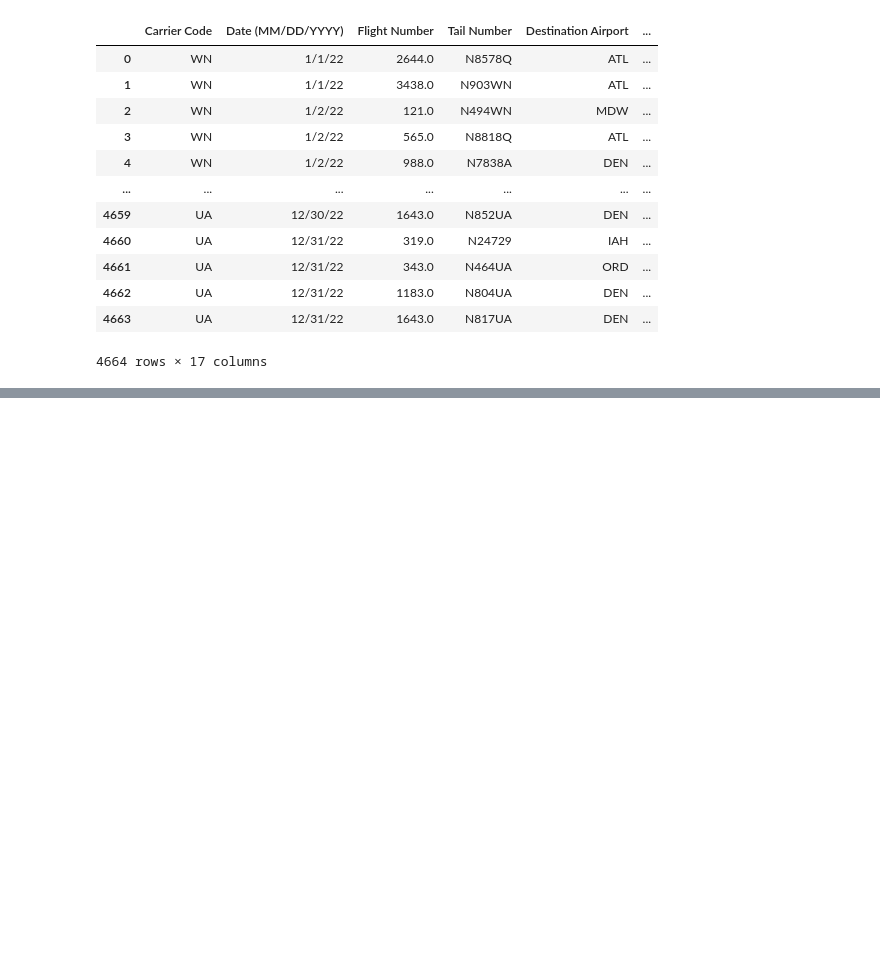
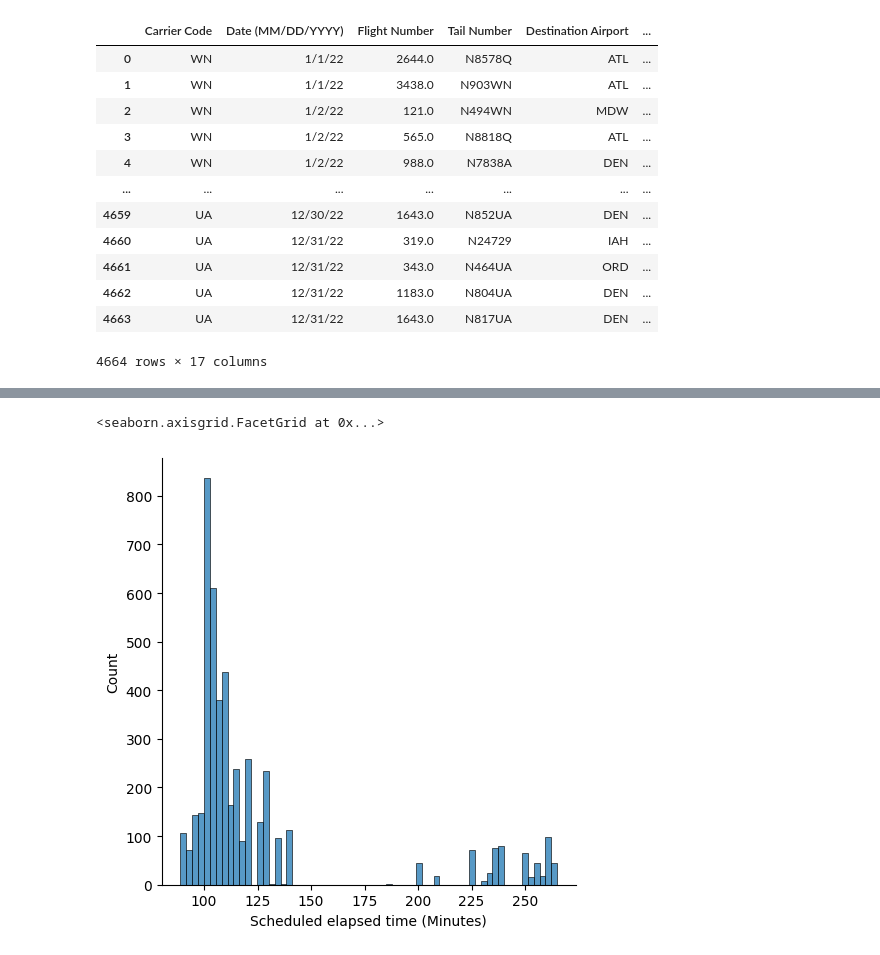
Before and after one commit to rachit0907/FlightPredictions, a Jupyter notebook: current.ipynb, the cells around one changed output, grey strips where cells are left out. Saved outputs shown, nothing was run; the diff lists cells and outputs as text; code cells hidden in the pictures; blank space fills up the shorter version.

```diff
--- a/current.ipynb
+++ b/current.ipynb
@@ -155,0 +185,6 @@ df_appended
+# %%
+# Univariate Analysis
+sns.displot(df_appended['Scheduled elapsed time (Minutes)'])
+# %% [output]
+<seaborn.axisgrid.FacetGrid at 0x...>
+[figure, added]
```
Also changed, not shown: parts of 7 cells of this notebook, 6 other files.
